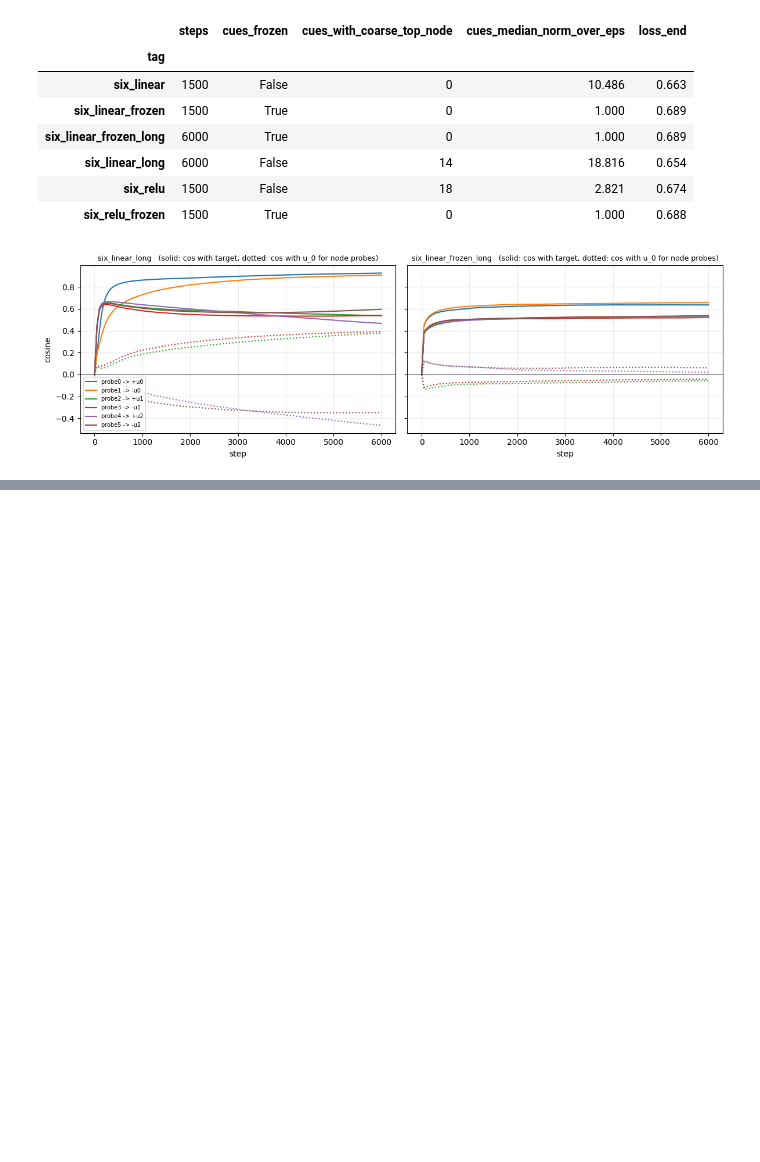
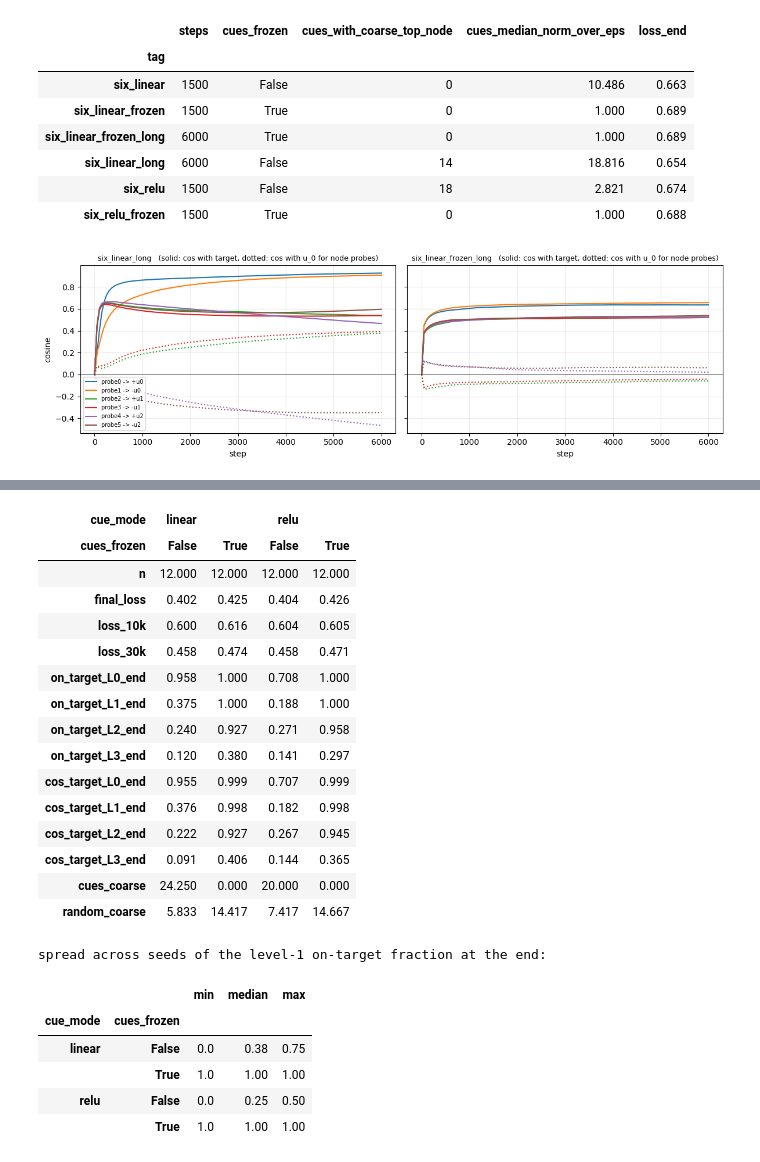
Before and after one commit to HarishGP/layer-lenses, a Jupyter notebook: notebooks/designed_init_u0.ipynb, the cells around one changed output, grey strips where cells are left out. Saved outputs shown, nothing was run; the diff lists cells and outputs as text; code cells hidden in the pictures; blank space fills up the shorter version.

```diff
--- a/notebooks/designed_init_u0.ipynb
+++ b/notebooks/designed_init_u0.ipynb
@@ -403,0 +418,11 @@ fig.tight_layout(); plt.show()
+# %%
+H = Path("../results/designed_init/hierarchy")
+hs = pd.read_csv(H / "summary.csv")
+print(f"{len(hs)} runs; stopped by loss: {(hs.stopped_by == 'stop_loss').sum()}, by step cap: {(hs.stopped_by == 'max_steps').sum()}")
+cols_end = [f"on_target_L{l}_end" for l in range(4)] + [f"cos_target_L{l}_end" for l in range(4)]
+agg = hs.groupby(["cue_mode", "cues_frozen"]).agg(n=("tag", "size"), final_loss=("final_loss", "mean"), loss_10k=("loss_10k", "mean"), loss_30k=("loss_30k", "mean"),
+                                                   **{c: (c, "mean") for c in cols_end}, cues_coarse=("cues_coarse_top_end", "mean"), random_coarse=("random_coarse_aligned_end", "mean"))
+display(agg.round(3).T)
+print("spread across seeds of the level-1 on-target fraction at the end:")
+display(hs.groupby(["cue_mode", "cues_frozen"])["on_target_L1_end"].agg(["min", "median", "max"]).round(2))
+# %% [output]
@@ -403,0 +430,23 @@ fig.tight_layout(); plt.show()
+| cue_mode | linear |  | relu |  |
+| cues_frozen | False | True | False | True |
+| n | 12.000 | 12.000 | 12.000 | 12.000 |
+| final_loss | 0.402 | 0.425 | 0.404 | 0.426 |
+| loss_10k | 0.600 | 0.616 | 0.604 | 0.605 |
+| loss_30k | 0.458 | 0.474 | 0.458 | 0.471 |
+| on_target_L0_end | 0.958 | 1.000 | 0.708 | 1.000 |
+| on_target_L1_end | 0.375 | 1.000 | 0.188 | 1.000 |
+| on_target_L2_end | 0.240 | 0.927 | 0.271 | 0.958 |
+| on_target_L3_end | 0.120 | 0.380 | 0.141 | 0.297 |
+| cos_target_L0_end | 0.955 | 0.999 | 0.707 | 0.999 |
+| cos_target_L1_end | 0.376 | 0.998 | 0.182 | 0.998 |
+| cos_target_L2_end | 0.222 | 0.927 | 0.267 | 0.945 |
+| cos_target_L3_end | 0.091 | 0.406 | 0.144 | 0.365 |
+| cues_coarse | 24.250 | 0.000 | 20.000 | 0.000 |
+| random_coarse | 5.833 | 14.417 | 7.417 | 14.667 |
+spread across seeds of the level-1 on-target fraction at the end:
+|  |  | min | median | max |
+| cue_mode | cues_frozen |  |  |  |
+| linear | False | 0.0 | 0.38 | 0.75 |
+|  | True | 1.0 | 1.00 | 1.00 |
+| relu | False | 0.0 | 0.25 | 0.50 |
+|  | True | 1.0 | 1.00 | 1.00 |
```
Also changed, not shown: parts of 5 cells of this notebook, 56 other files.
